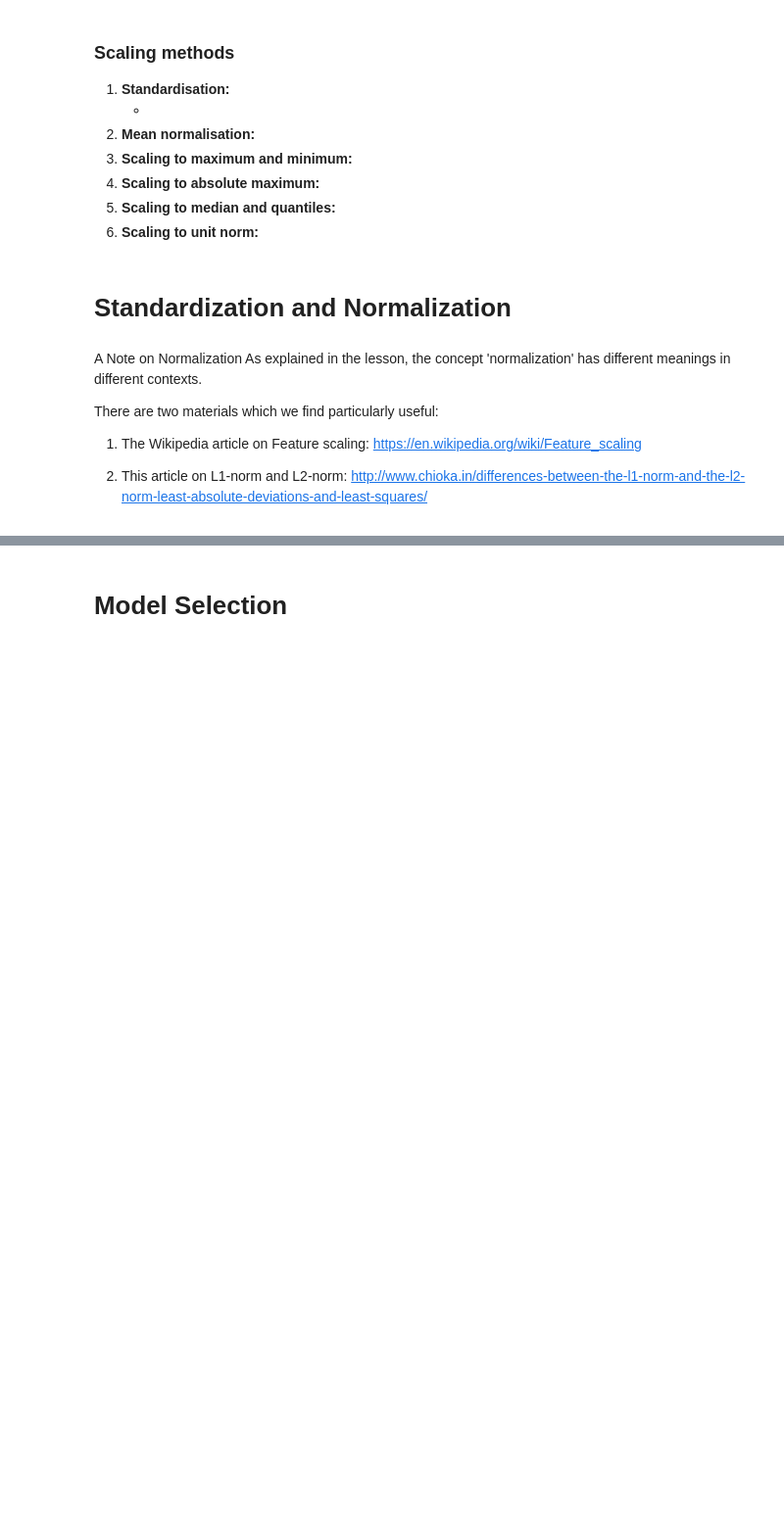
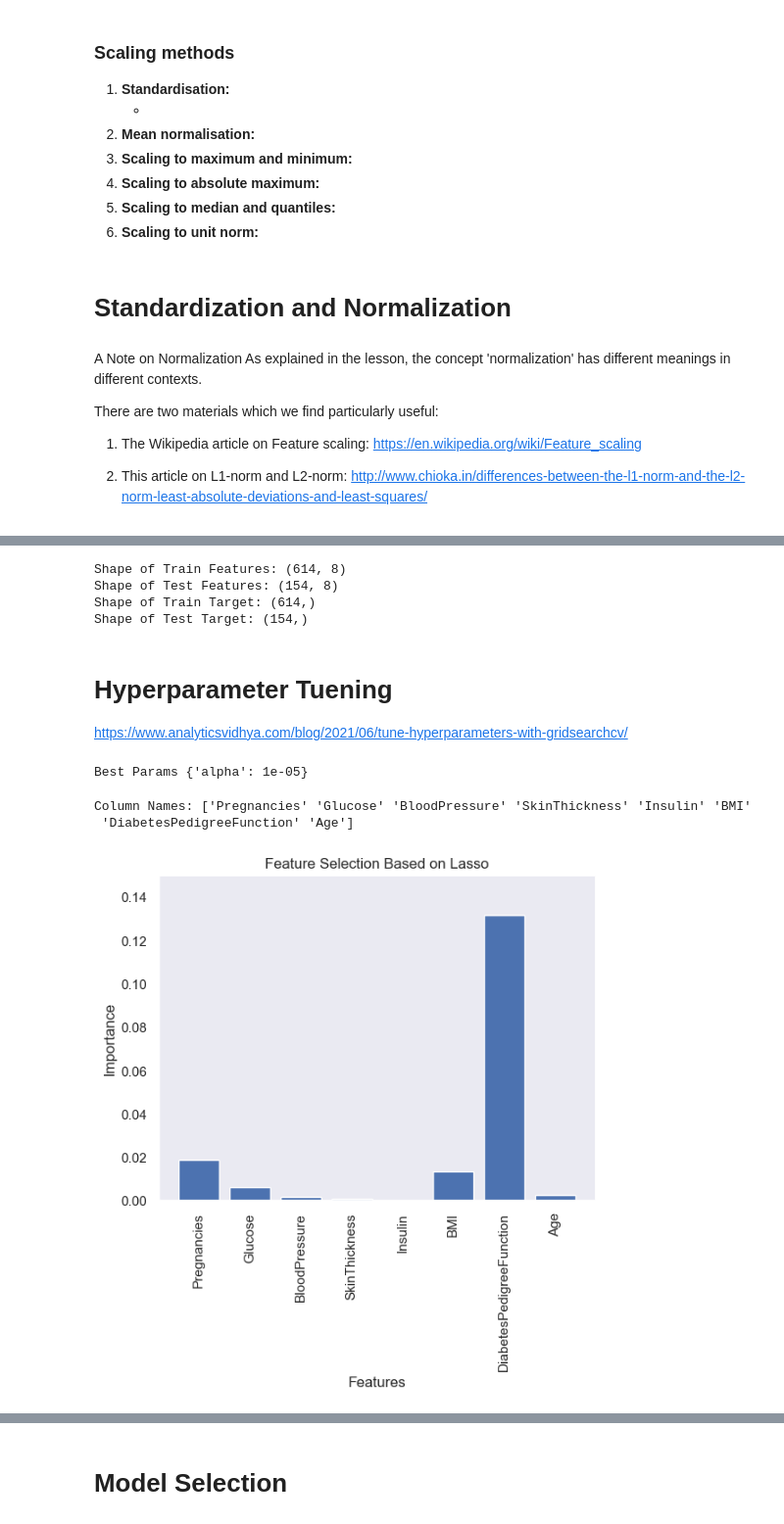
Before and after one commit to R7patel/Notes, a Jupyter notebook: 2_Preprocessing.ipynb, the cells around one changed output, grey strips where cells are left out. Shown at 98% size. Saved outputs shown, nothing was run; the diff lists cells and outputs as text; code cells hidden in the pictures; blank space fills up the shorter version.

```diff
--- a/2_Preprocessing.ipynb
+++ b/2_Preprocessing.ipynb
@@ -662,0 +717,65 @@ https://www.analyticsvidhya.com/blog/2021/06/tune-hyperparameters-with-gridsearc
+# %%
+# Preprocessing and separating the train and test data.
+# Segregating the Feature and Target
+X = df.drop("Outcome", axis=1).values
+y = df["Outcome"].values
+
+# Train Test Split
+X_train, X_test, y_train, y_test = train_test_split(X, y, test_size=0.20, random_state=42, stratify=y)
+
+print("Shape of Train Features: {}".format(X_train.shape))
+print("Shape of Test Features: {}".format(X_test.shape))
+print("Shape of Train Target: {}".format(y_train.shape))
+print("Shape of Test Target: {}".format(y_test.shape))
+# %% [output]
+Shape of Train Features: (614, 8)
+Shape of Test Features: (154, 8)
+Shape of Train Target: (614,)
+Shape of Test Target: (154,)
+# %% [markdown]
+<a name="HyperparameterTuening"></a><h1>Hyperparameter Tuening</h1>
+https://www.analyticsvidhya.com/blog/2021/06/tune-hyperparameters-with-gridsearchcv/
+# %%
+# Using GridSearchCV to find the best hyperparameter.
+# parameters to be tested on GridSearchCV
+params = {"alpha":np.arange(0.00001, 10, 0.500)}
+
+# Number of Folds and adding the random state for replication
+kf=KFold(n_splits=5,shuffle=True, random_state=42)
+
+# Initializing the Model
+lasso = Lasso()
+
+# GridSearchCV with model, params and folds.
+lasso_cv=GridSearchCV(lasso, param_grid=params, cv=kf)
+lasso_cv.fit(X, y)
+print("Best Params {}".format(lasso_cv.best_params_))
+# %% [output]
+Best Params {'alpha': 1e-05}
+# %%
+# Feature Column Names.
+names=df.drop("Outcome", axis=1).columns
+print("Column Names: {}".format(names.values))
+# %% [output]
+Column Names: ['Pregnancies' 'Glucose' 'BloodPressure' 'SkinThickness' 'Insulin' 'BMI'
+ 'DiabetesPedigreeFunction' 'Age']
+# %%
+# Using Lasso Regressor to plot the best features.
+# calling the model with the best parameter
+lasso1 = Lasso(alpha=0.00001)
+lasso1.fit(X_train, y_train)
+
+# Using np.abs() to make coefficients positive.
+lasso1_coef = np.abs(lasso1.coef_)
+
+# plotting the Column Names and Importance of Columns.
+plt.bar(names, lasso1_coef)
+plt.xticks(rotation=90)
+plt.grid()
+plt.title("Feature Selection Based on Lasso")
+plt.xlabel("Features")
+plt.ylabel("Importance")
+plt.ylim(0, 0.15)
+plt.show()
+# %% [output]
+[figure, added]
```
Also changed, not shown: parts of 12 cells of this notebook, 4 other files.
